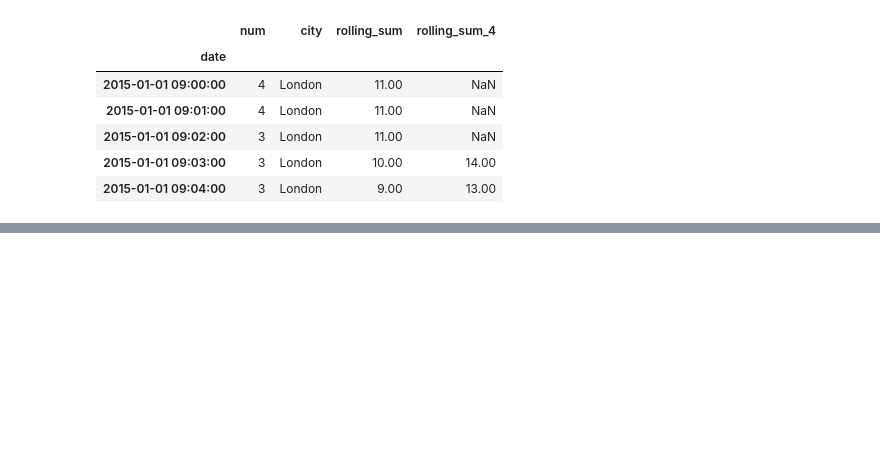
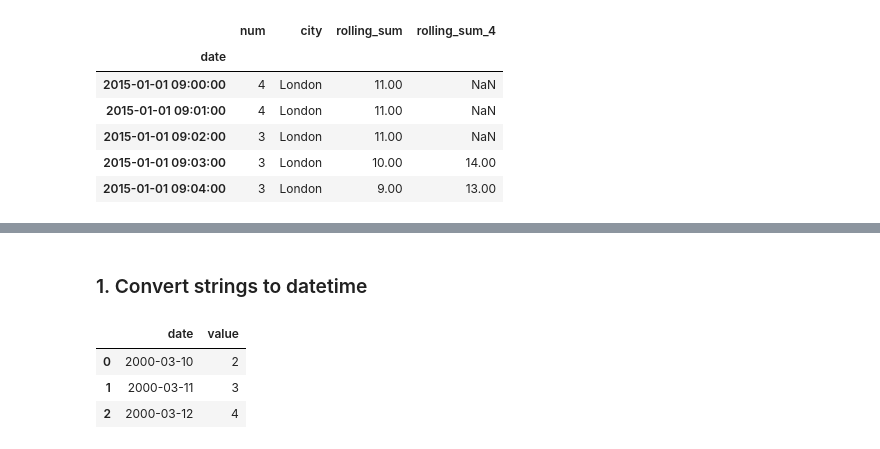
Before and after one commit to SwimmingInCodes/dataAnalysis, a Jupyter notebook: pandas/pandas_datetime.ipynb, the cells around one changed output, grey strips where cells are left out. Cells and saved outputs as stored; diff of their text form; code cells hidden in the pictures; blank space fills up the shorter version.

```diff
--- a/pandas/pandas_datetime.ipynb
+++ b/pandas/pandas_datetime.ipynb
@@ -506,0 +521,14 @@ df.head()
+# %% [markdown]
+### 1. Convert strings to datetime
+# %%
+import pandas as pd
+
+df = pd.DataFrame({'date': ['3/10/2000', '3/11/2000', '3/12/2000'],
+                   'value': [2, 3, 4]})
+df['date'] = pd.to_datetime(df['date'])
+df
+# %% [output]
+|  | date | value |
+| 0 | 2000-03-10 | 2 |
+| 1 | 2000-03-11 | 3 |
+| 2 | 2000-03-12 | 4 |
```
Also changed, not shown: parts of 20 cells of this notebook, 2 other files.
